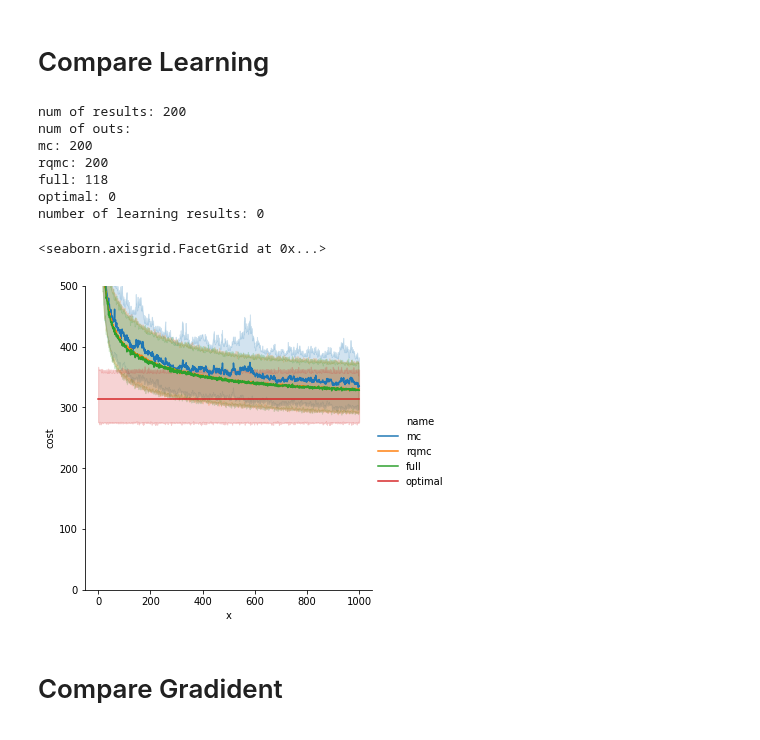
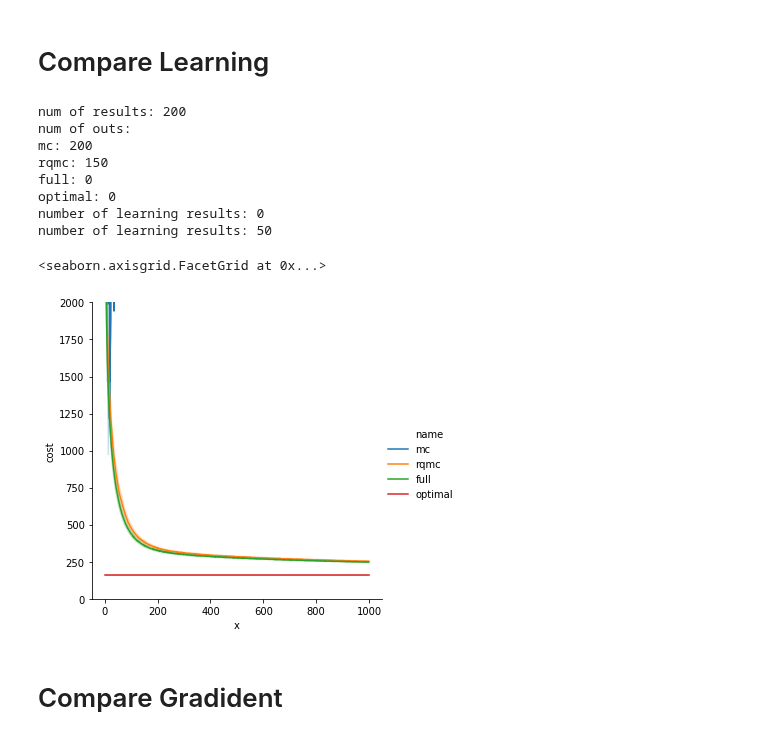
Before and after one commit to Sha-Lab/qmc, a Jupyter notebook: qmc.ipynb, the cells around one changed output. Cells and saved outputs as stored; diff of their text form; code cells hidden in the pictures.

```diff
--- a/qmc.ipynb
+++ b/qmc.ipynb
@@ -45,24 +45,28 @@ pprint(diff)
 # %% [markdown]
 # Compare Learning
 # %%
-with open('data/search_learn/15-15-4.0-2.0-1.1-10-0.0-5-5e-05', 'rb') as f:
-    results = dill.load(f)
-    print('num of results:', len(results))
+with open('data/search_learn/15-15-4.0-2.0-1.1-10-0.0-60-5e-05', 'rb') as f:
+    full_results = dill.load(f)
+    print('num of results:', len(full_results))
     print('num of outs:')
-    print('mc:', len([res for res in results if 'mc' in res[1]['out']]))
-    print('rqmc:', len([res for res in results if 'rqmc' in res[1]['out']]))
-    print('full:', len([res for res in results if 'full' in res[1]['out']]))
-    print('optimal:', len([res for res in results if 'optimal' in res[1]['out']]))
-    results = [res[0] for res in results if len(res[1]['out']) == 0]
+    print('mc:', len([res for res in full_results if 'mc' in res[1]['out']]))
+    print('rqmc:', len([res for res in full_results if 'rqmc' in res[1]['out']]))
+    print('full:', len([res for res in full_results if 'full' in res[1]['out']]))
+    print('optimal:', len([res for res in full_results if 'optimal' in res[1]['out']]))
+    results = [res[0] for res in full_results if len(res[1]['out']) == 0]
     print('number of learning results:', len(results))
+    if len(results) == 0:
+        results = [res[0] for res in full_results if len(res[1]['out']) == 1] # only mc is out
+    print('number of learning results:', len(results))
 # %% [output]
 num of results: 200
 num of outs:
 mc: 200
-rqmc: 200
-full: 118
+rqmc: 150
+full: 0
 optimal: 0
 number of learning results: 0
+number of learning results: 50
 # %%
 data = pd.concat([
     pd.concat([
@@ -82,35 +86,35 @@ data = pd.concat([
 #         {'name': 'mc',
 #          'return': results[i][0][:x_lim],
 #          'x': np.arange(len(results[i][0][:x_lim]))}) for i in range(len(results))
 # ])
 
 # rqmc_data = pd.concat([
 #     pd.DataFrame(
 #         {'name': 'rqmc',
 #          'return': results[i][1][:x_lim],
 #          'x': np.arange(len(results[i][1][:x_lim]))}) for i in range(len(results))
 # ])
 
 # full_data = pd.concat([
 #     pd.DataFrame(
 #         {'name': 'full',
 #          'return': results[i][2][:x_lim],
 #          'x': np.arange(len(results[i][2][:x_lim]))}) for i in range(len(results))
 # ])
 
 # optimal_data = pd.concat([
 #     pd.DataFrame(
 #         {'name': 'optimal',
 #          'return': results[i][3][:x_lim],
 #          'x': np.arange(len(results[i][3][:x_lim]))}) for i in range(len(results))
 # ])
 
 #data = pd.concat([mc_data, rqmc_data, full_data, optimal_data])
 plot = sns.relplot(x='x', y='cost', kind='line', hue='name', data=data)
-plot.set(ylim=(0, 500))
+plot.set(ylim=(0, 2000))
 # %% [output]
 <seaborn.axisgrid.FacetGrid at 0x...>
-[figure, old version]
+[figure, new version]
 # %% [markdown]
 # Compare Gradident
 # %%
```
Also changed, not shown: 1 other file.
